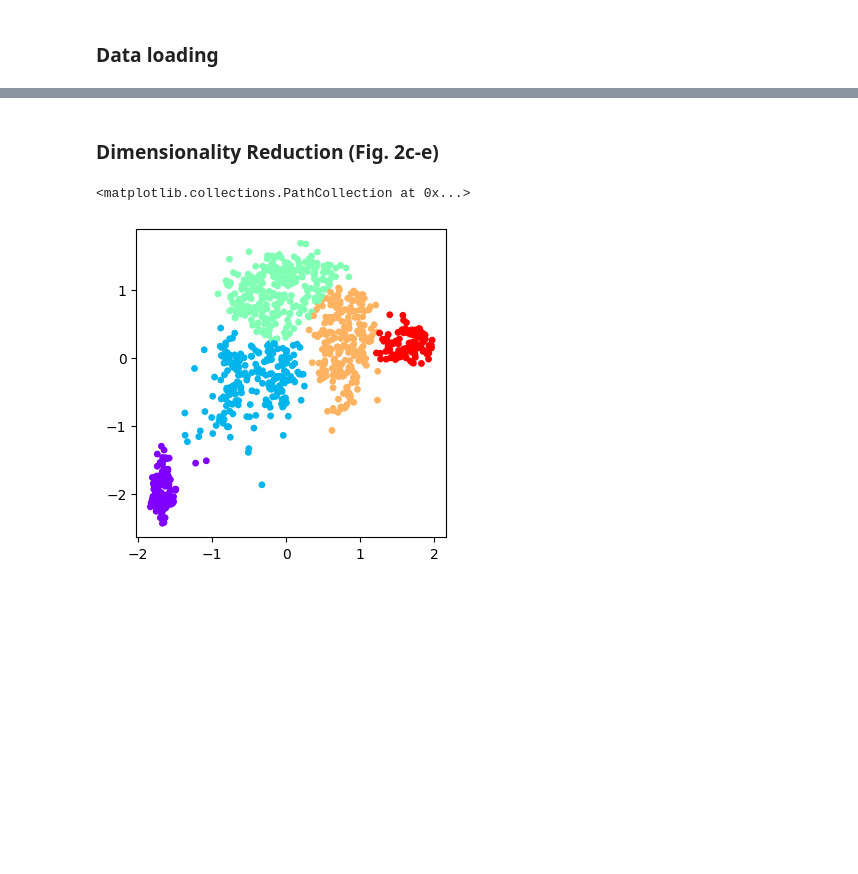
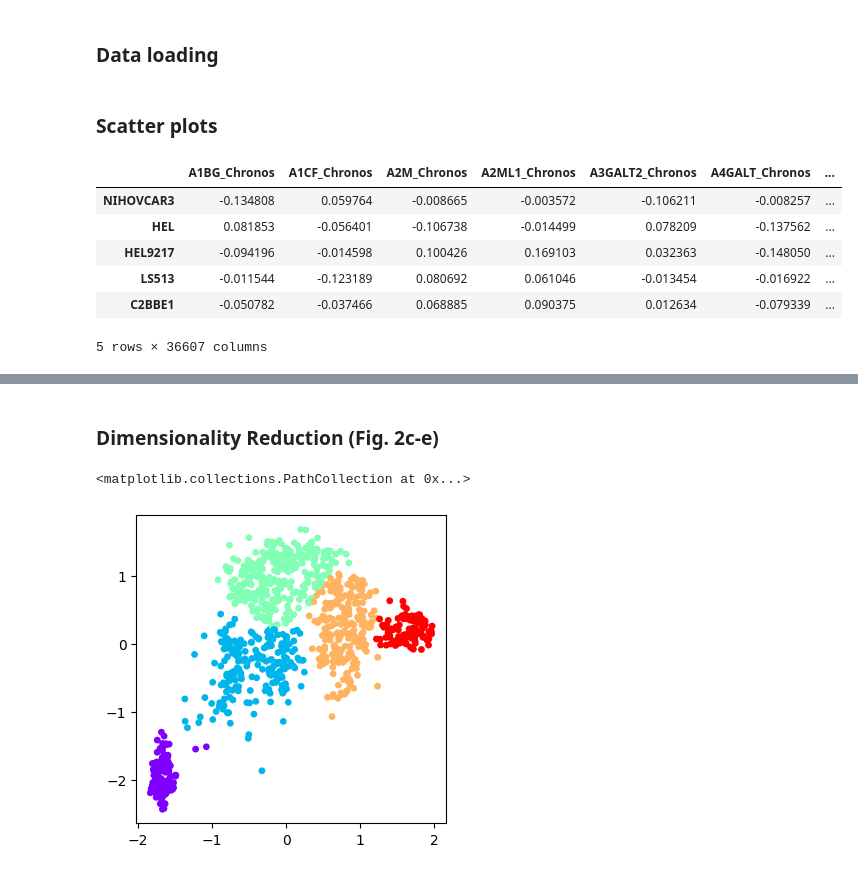
Before and after one commit to kkkkito/statemap, a Jupyter notebook: notebooks/Dimensionality_Reduction.ipynb, the cells around one changed output, grey strips where cells are left out. Cells and saved outputs as stored; diff of their text form; code cells hidden in the pictures; blank space fills up the shorter version.

```diff
--- a/notebooks/Dimensionality_Reduction.ipynb
+++ b/notebooks/Dimensionality_Reduction.ipynb
@@ -16,0 +17,2 @@ name_to_lineage = {n:l for n, l in zip(sample_info["CCLE_Name"], sample_info["li
+# %% [markdown]
+### Scatter plots
@@ -16,0 +21,10 @@ name_to_lineage = {n:l for n, l in zip(sample_info["CCLE_Name"], sample_info["li
+# %%
+ch_ex.head()
+# %% [output]
+|  | A1BG_Chronos | A1CF_Chronos | A2M_Chronos | A2ML1_Chronos | A3GALT2_Chronos | A4GALT_Chronos | ... |
+| NIHOVCAR3 | -0.134808 | 0.059764 | -0.008665 | -0.003572 | -0.106211 | -0.008257 | ... |
+| HEL | 0.081853 | -0.056401 | -0.106738 | -0.014499 | 0.078209 | -0.137562 | ... |
+| HEL9217 | -0.094196 | -0.014598 | 0.100426 | 0.169103 | 0.032363 | -0.148050 | ... |
+| LS513 | -0.011544 | -0.123189 | 0.080692 | 0.061046 | -0.013454 | -0.016922 | ... |
+| C2BBE1 | -0.050782 | -0.037466 | 0.068885 | 0.090375 | 0.012634 | -0.079339 | ... |
+5 rows × 36607 columns
```
Also changed, not shown: parts of 13 cells of this notebook, 2 other files.
